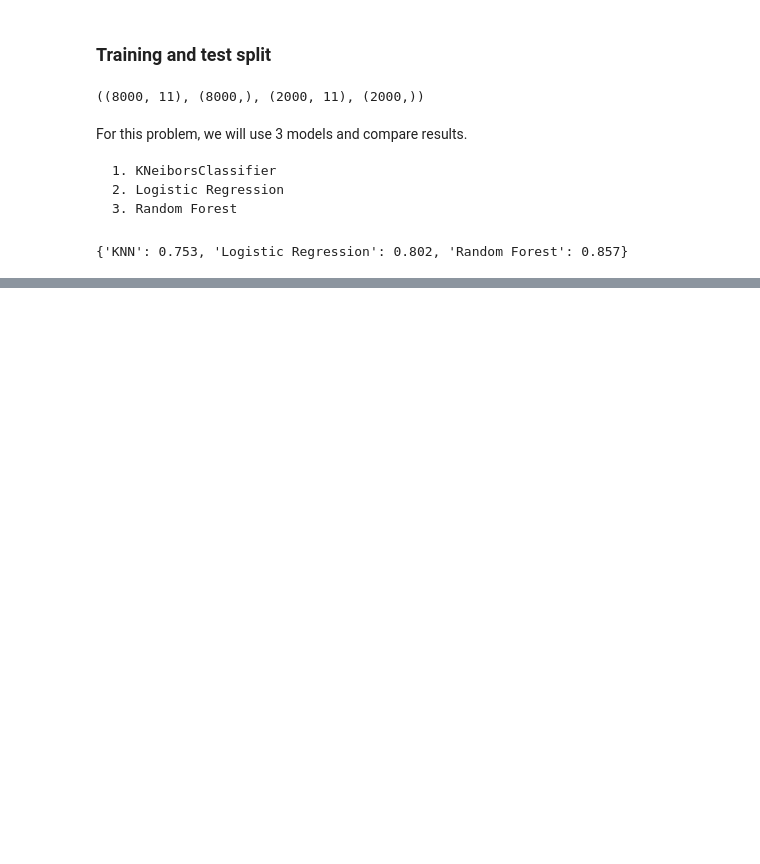
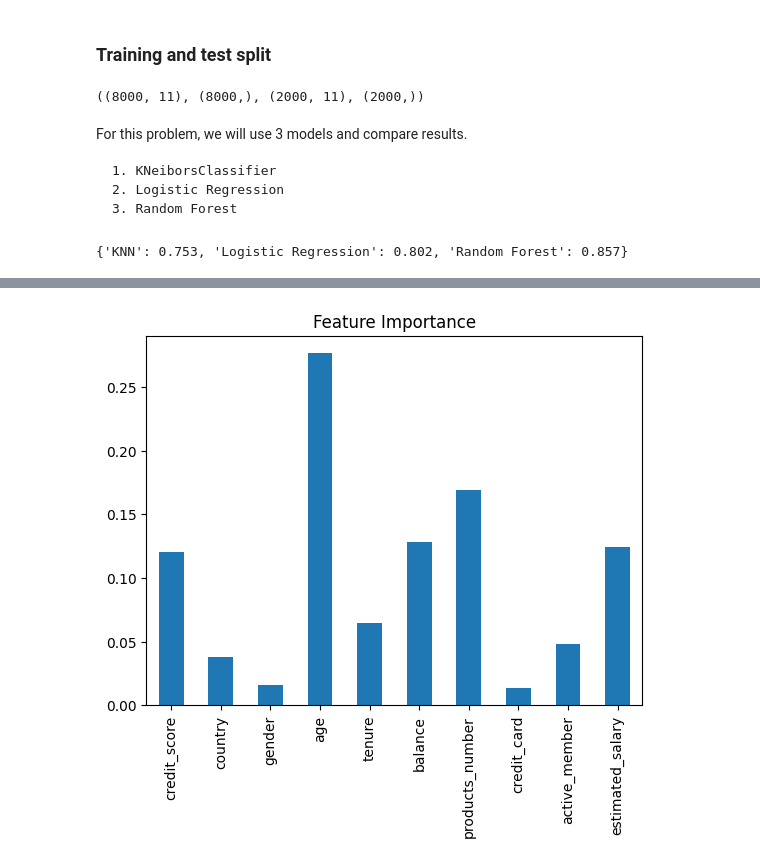
Before and after one commit to victoria-se/customer-churn, a Jupyter notebook: end-to-end-customer-churn-classification.ipynb, the cells around one changed output, grey strips where cells are left out. Saved outputs shown, nothing was run; the diff lists cells and outputs as text; code cells hidden in the pictures; blank space fills up the shorter version.

```diff
--- a/end-to-end-customer-churn-classification.ipynb
+++ b/end-to-end-customer-churn-classification.ipynb
@@ -590,0 +650,2 @@ gs_rf_clf.best_params_
+# %%
+X.drop("customer_id", axis=1, inplace=True)
@@ -590,0 +715,2 @@ gs_rf_clf.best_params_
+# %%
+X_train, X_test, y_train, y_test = train_test_split(X, y, test_size=0.2)
@@ -590,0 +728,3 @@ gs_rf_clf.best_params_
+# %%
+features_dict = dict(zip(df.columns, list(clf.feature_importances_)))
+features_dict
@@ -590,0 +742,6 @@ gs_rf_clf.best_params_
+# %%
+# Visualize feature importance
+features_df = pd.DataFrame(features_dict, index=[0])
+features_df.T.plot.bar(title="Feature Importance", legend=False);
+# %% [output]
+[figure, added]
```
Also changed, not shown: parts of 98 cells of this notebook, 1 other file.
